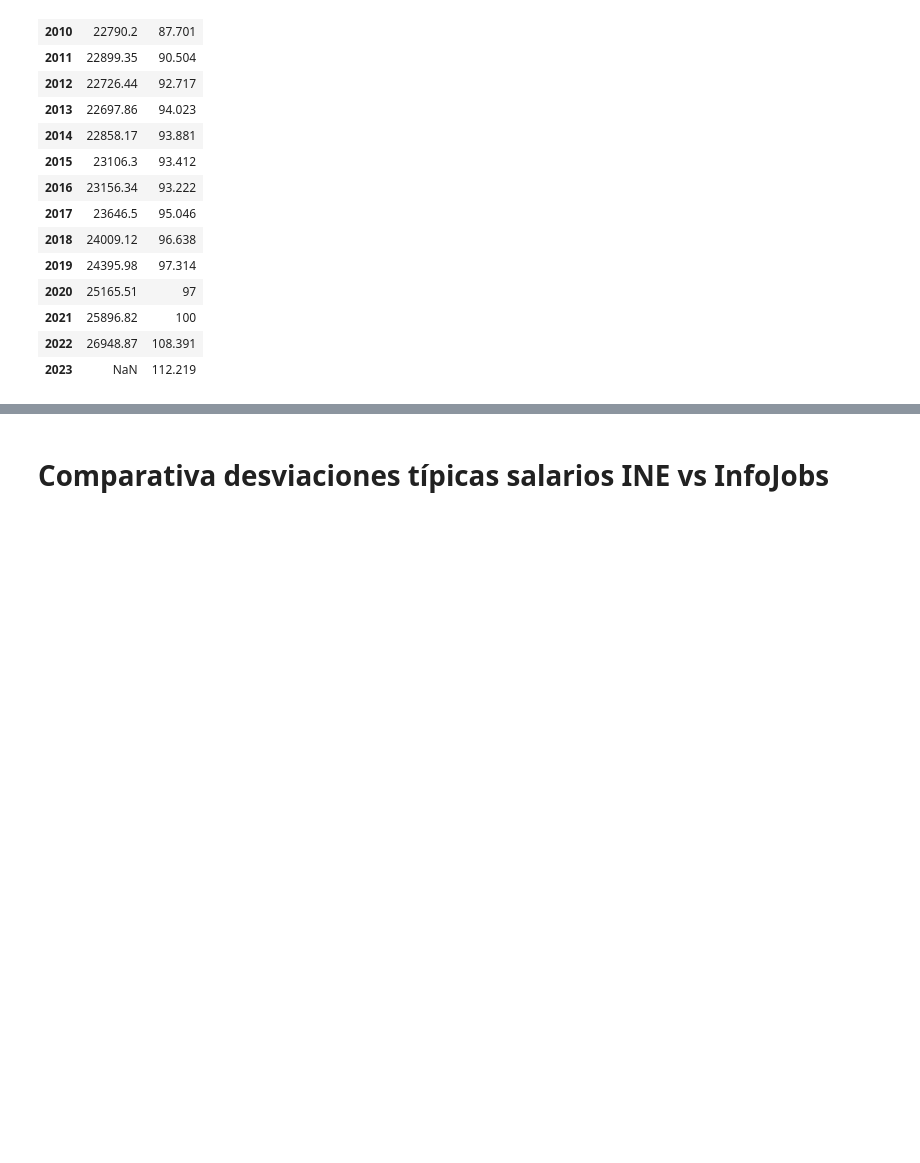
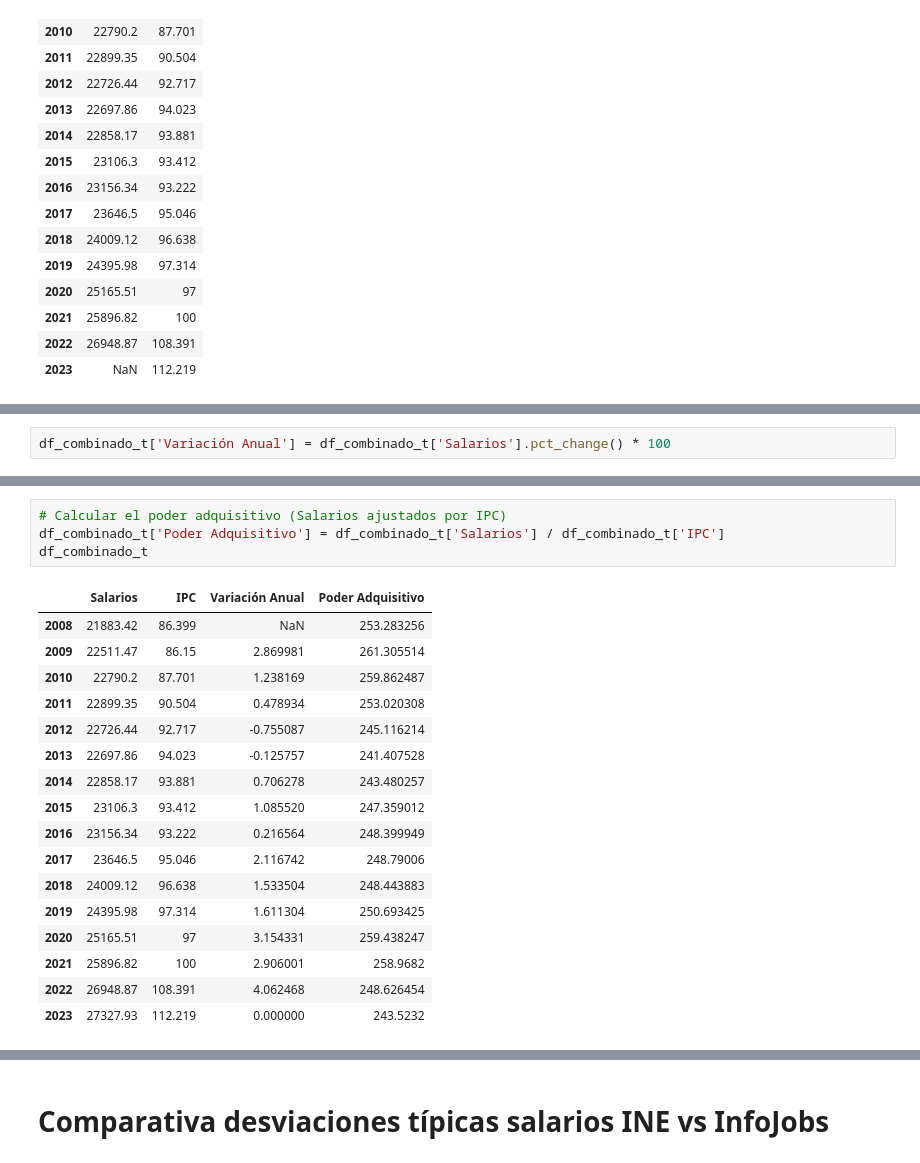
Before and after one commit to adrianbenitezrueda/first-project-data, a Jupyter notebook: main_josemi.ipynb, the cells around one changed output, grey strips where cells are left out. Saved outputs shown, nothing was run; the diff lists cells and outputs as text; blank space fills up the shorter version.

```diff
--- a/main_josemi.ipynb
+++ b/main_josemi.ipynb
@@ -239,0 +233,2 @@ TypeError: cannot do slice indexing on Index with these indexers [2009] of type
+# %%
+df_combinado_t['Variación Anual'] = df_combinado_t['Salarios'].pct_change() * 100
@@ -239,0 +263,22 @@ TypeError: cannot do slice indexing on Index with these indexers [2009] of type
+# %%
+# Calcular el poder adquisitivo (Salarios ajustados por IPC)
+df_combinado_t['Poder Adquisitivo'] = df_combinado_t['Salarios'] / df_combinado_t['IPC']
+df_combinado_t
+# %% [output]
+|  | Salarios | IPC | Variación Anual | Poder Adquisitivo |
+| 2008 | 21883.42 | 86.399 | NaN | 253.283256 |
+| 2009 | 22511.47 | 86.15 | 2.869981 | 261.305514 |
+| 2010 | 22790.2 | 87.701 | 1.238169 | 259.862487 |
+| 2011 | 22899.35 | 90.504 | 0.478934 | 253.020308 |
+| 2012 | 22726.44 | 92.717 | -0.755087 | 245.116214 |
+| 2013 | 22697.86 | 94.023 | -0.125757 | 241.407528 |
+| 2014 | 22858.17 | 93.881 | 0.706278 | 243.480257 |
+| 2015 | 23106.3 | 93.412 | 1.085520 | 247.359012 |
+| 2016 | 23156.34 | 93.222 | 0.216564 | 248.399949 |
+| 2017 | 23646.5 | 95.046 | 2.116742 | 248.79006 |
+| 2018 | 24009.12 | 96.638 | 1.533504 | 248.443883 |
+| 2019 | 24395.98 | 97.314 | 1.611304 | 250.693425 |
+| 2020 | 25165.51 | 97 | 3.154331 | 259.438247 |
+| 2021 | 25896.82 | 100 | 2.906001 | 258.9682 |
+| 2022 | 26948.87 | 108.391 | 4.062468 | 248.626454 |
+| 2023 | 27327.93 | 112.219 | 0.000000 | 243.5232 |
```
Also changed, not shown: parts of 26 cells of this notebook, 2 other files.
